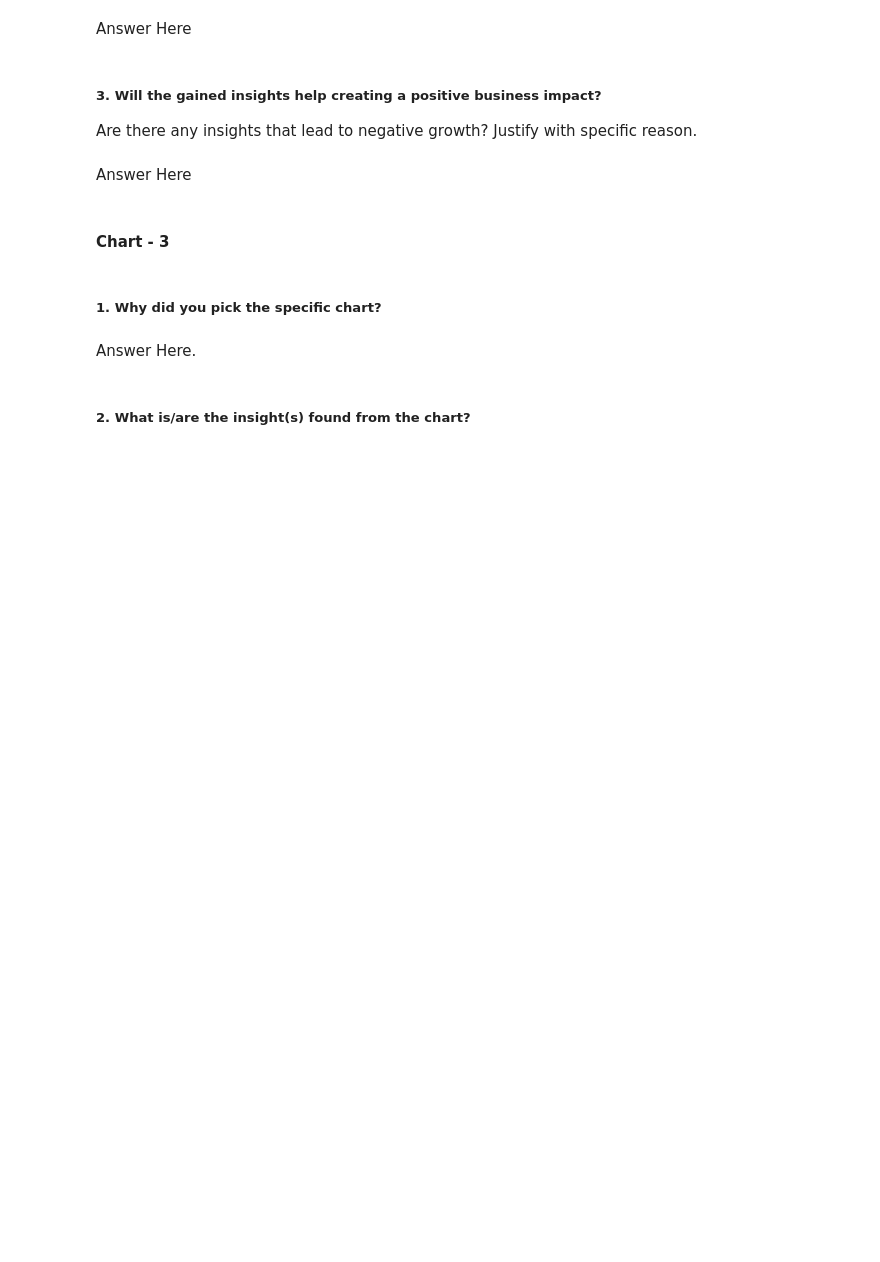
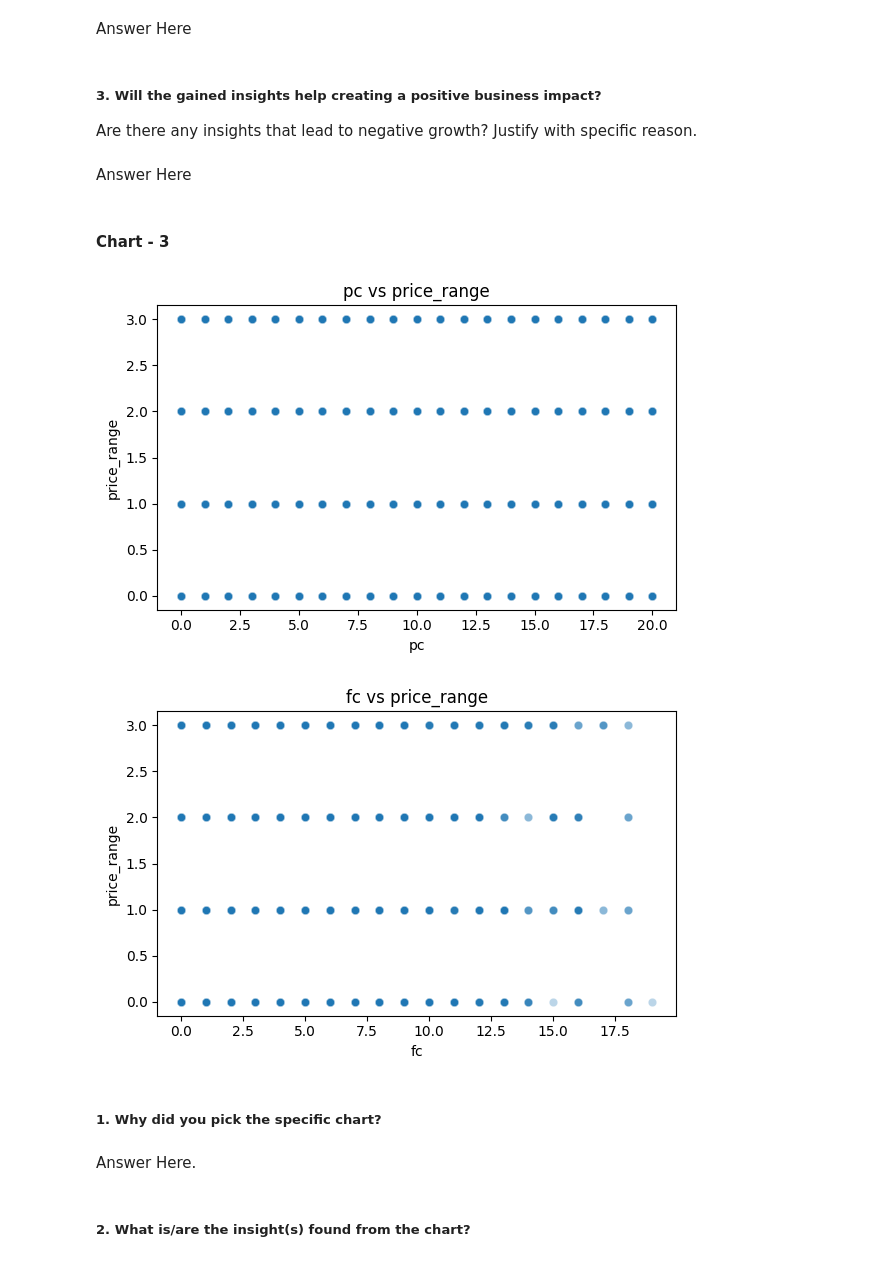
Before and after one commit to varuncode01/ST_Project3, a Jupyter notebook: ML_Project3.ipynb, the cells around one changed output. Drawn from its saved outputs; the diff is of its cells as text; code cells hidden in the pictures; blank space fills up the shorter version.

```diff
--- a/ML_Project3.ipynb
+++ b/ML_Project3.ipynb
@@ -532,6 +539,12 @@ Answer Here
 #### Chart - 3
 # %%
 # Chart - 3 visualization code
+chart3 = ['pc', 'fc']
+
+scatter_plot_columns(df, chart3)
+# %% [output]
+[figure, added]
+[figure, added]
 # %% [markdown]
 ##### 1. Why did you pick the specific chart?
 # %% [markdown]
```
Also changed, not shown: parts of 3 cells of this notebook.
